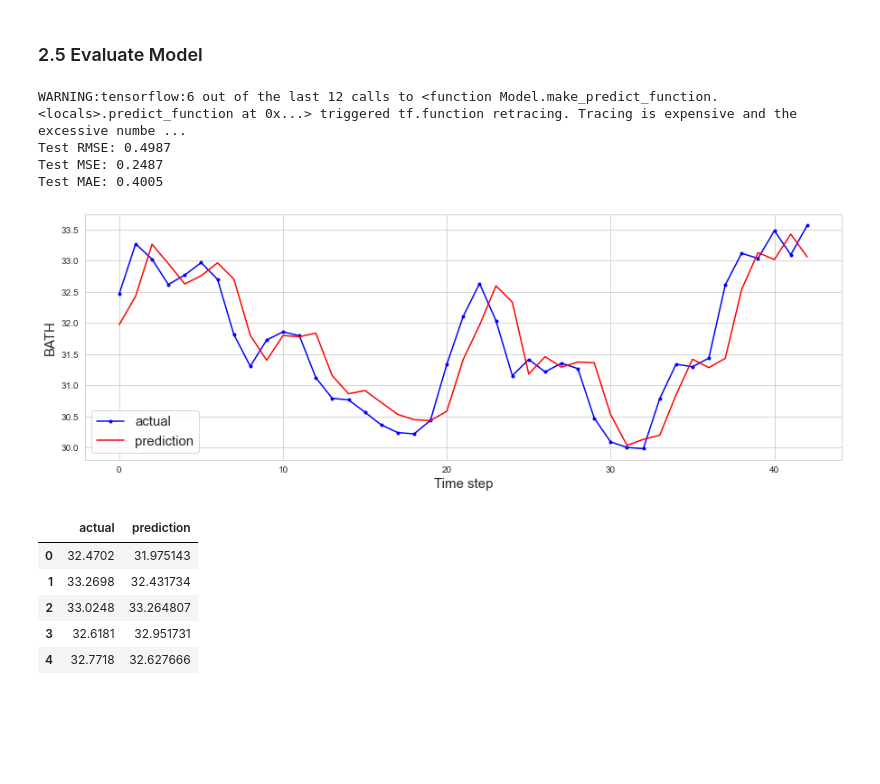
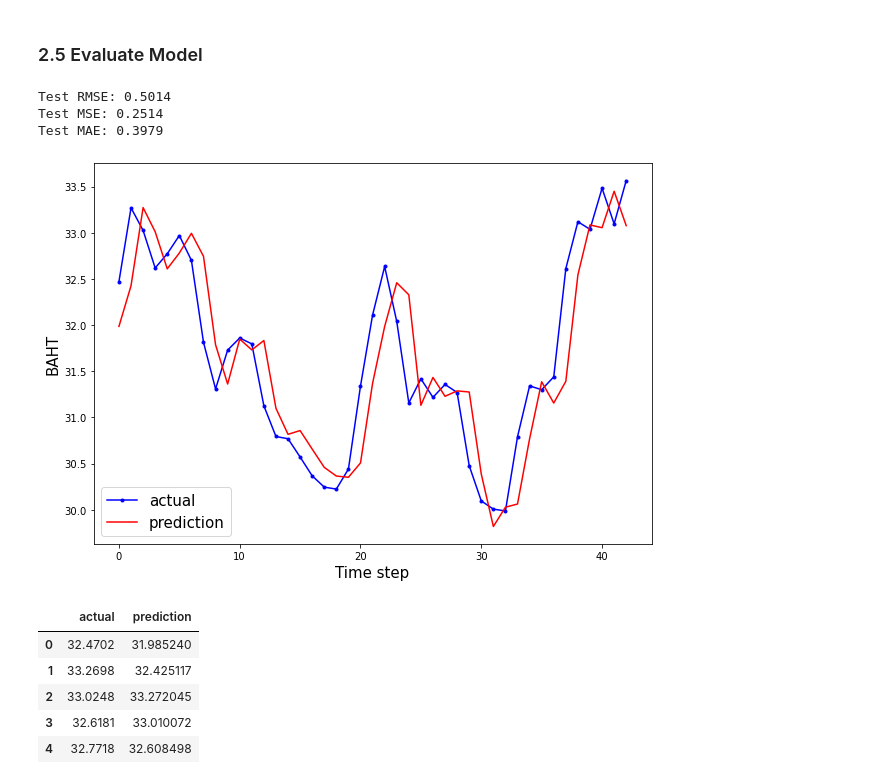
Before and after one commit to chatreejs/THB-USD-Exchange-Analysis, a Jupyter notebook: exchange-rate-lstm.ipynb, the cells around one changed output. Drawn from its saved outputs; the diff is of its cells as text; code cells hidden in the pictures; blank space fills up the shorter version.

```diff
--- a/exchange-rate-lstm.ipynb
+++ b/exchange-rate-lstm.ipynb
@@ -16,7 +16,7 @@ import pandas as pd
 from keras.models import Sequential
 from keras.layers import Dense, LSTM
 
-plt.rcParams["figure.figsize"] = (15, 5)
+plt.rcParams["figure.figsize"] = (10, 7)
 # %% [markdown]
 ## 1. Pre-processing
 # %%
@@ -249,6 +249,6 @@ n_neurons = 50
 model = Sequential()
 model.add(LSTM(n_neurons, input_shape=(X_train.shape[1], X_train.shape[2]), stateful=False))
 model.add(Dense(ahead))
-model.compile(loss='mean_squared_error', optimizer='RMSprop')
+model.compile(loss='mean_squared_error', optimizer='adam')
 model.summary()
 # %% [output]
@@ -323,29 +325,28 @@ print('Test RMSE: %.4f' % sqrt(mean_squared_error(inv_y, inv_yhat)))
 print('Test MSE: %.4f' % mean_squared_error(inv_y, inv_yhat))
 print('Test MAE: %.4f' % mean_absolute_error(inv_y, inv_yhat))
 # %% [output]
-WARNING:tensorflow:6 out of the last 12 calls to <function Model.make_predict_function.<locals>.predict_function at 0x...> triggered tf.function retracing. Tracing is expensive and the excessive numbe ...
-Test RMSE: 0.4987
-Test MSE: 0.2487
-Test MAE: 0.4005
+Test RMSE: 0.5014
+Test MSE: 0.2514
+Test MAE: 0.3979
 # %%
 plt.plot(inv_y, marker='.', label="actual", color="blue")
 plt.plot(inv_yhat, label="prediction", color="red")
-plt.ylabel('BATH', size=15)
+plt.ylabel('BAHT', size=15)
 plt.xlabel('Time step', size=15)
 plt.legend(fontsize=15)
 plt.show()
 # %% [output]
-[figure, old version]
+[figure, new version]
 # %%
 reg_df = pd.DataFrame({'actual': inv_y, 'prediction': inv_yhat})
 reg_df.head()
 # %% [output]
 |  | actual | prediction |
-| 0 | 32.4702 | 31.975143 |
-| 1 | 33.2698 | 32.431734 |
-| 2 | 33.0248 | 33.264807 |
-| 3 | 32.6181 | 32.951731 |
-| 4 | 32.7718 | 32.627666 |
+| 0 | 32.4702 | 31.985240 |
+| 1 | 33.2698 | 32.425117 |
+| 2 | 33.0248 | 33.272045 |
+| 3 | 32.6181 | 33.010072 |
+| 4 | 32.7718 | 32.608498 |
 # %%
 sns.set_style('whitegrid')
 sns.regplot(x='actual', y='prediction', data=reg_df)
```
Also changed, not shown: parts of 10 cells of this notebook.
